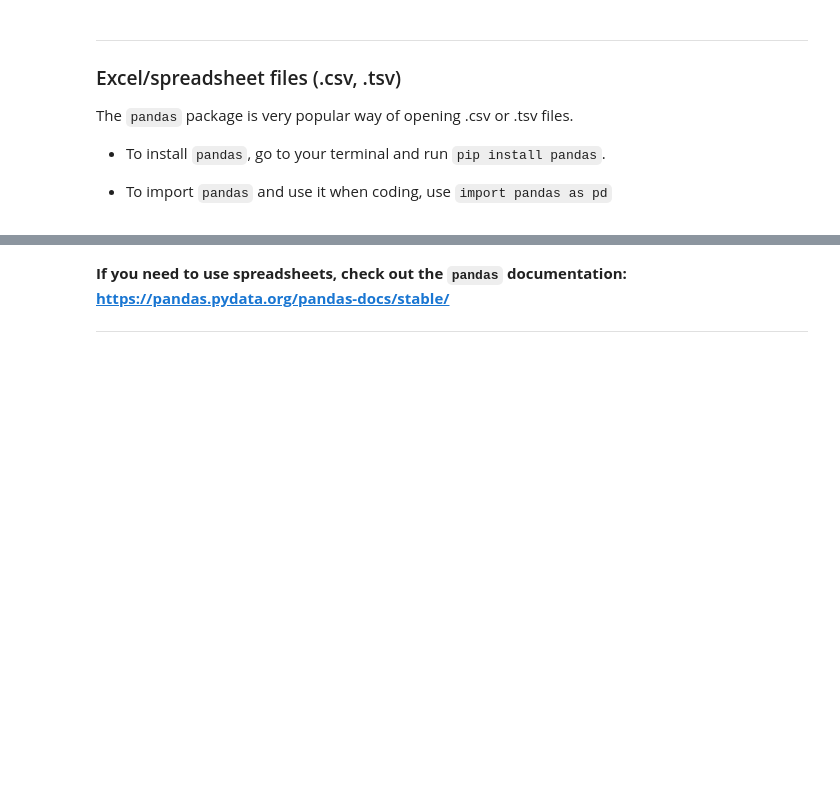
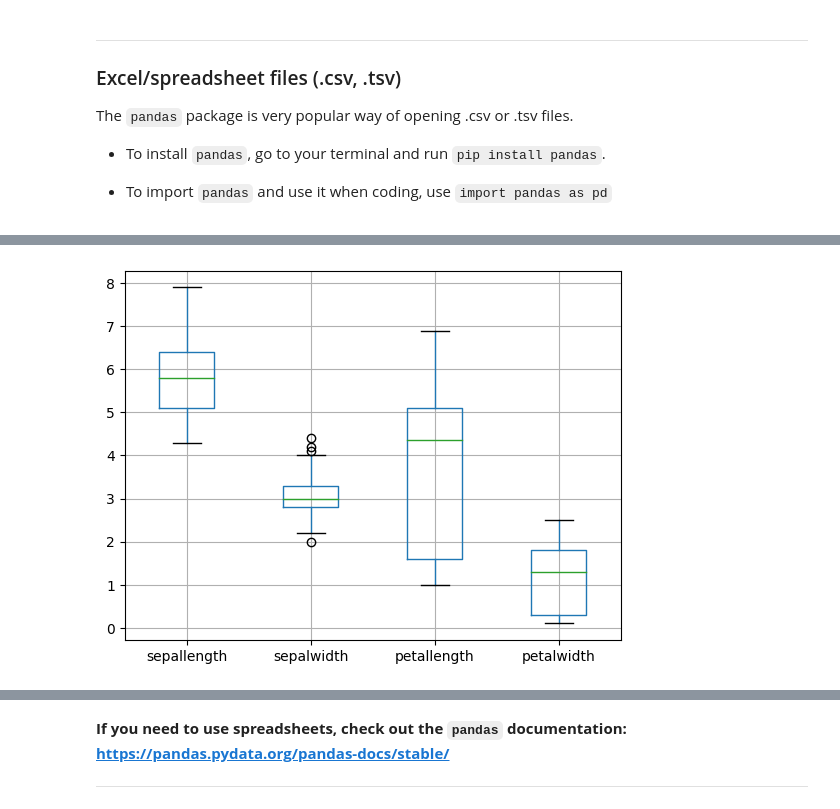
Before and after one commit to GuckLab/Python-Workshops, a Jupyter notebook: workshops/beginner_topics/Python-Beginner-Workshop-02-Open_Data.ipynb, the cells around one changed output, grey strips where cells are left out. Cells and saved outputs as stored; diff of their text form; code cells hidden in the pictures; blank space fills up the shorter version.

```diff
--- a/workshops/beginner_topics/Python-Beginner-Workshop-02-Open_Data.ipynb
+++ b/workshops/beginner_topics/Python-Beginner-Workshop-02-Open_Data.ipynb
@@ -221,0 +353,4 @@ df.tail(8)
+# %%
+df.boxplot()
+# %% [output]
+[figure, added]
```
Also changed, not shown: parts of 38 cells of this notebook, 12 other files.
